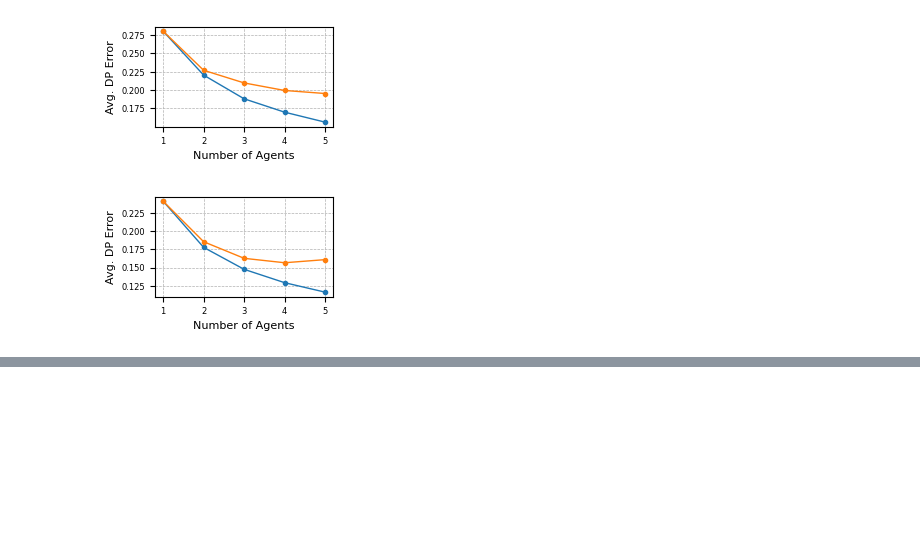
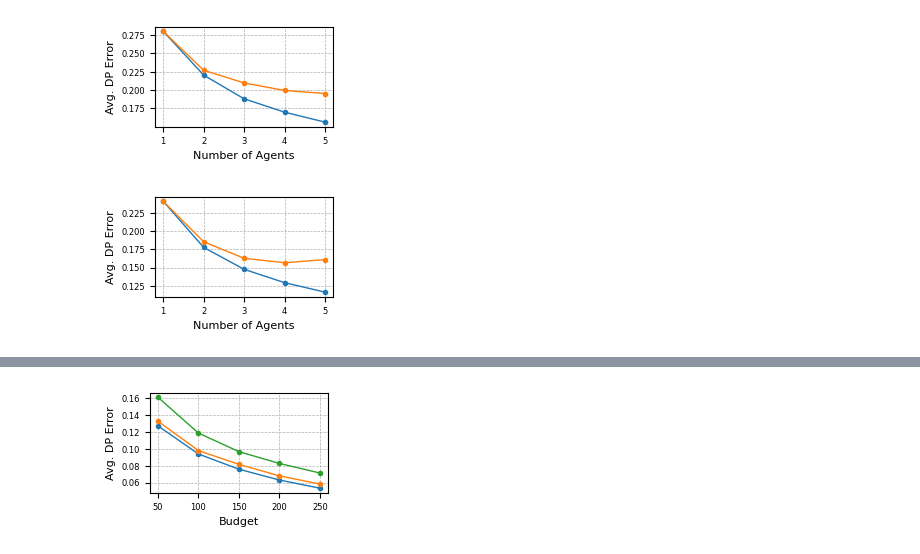
Before and after one commit to sacs-epfl/fairness-audits-with-collaboration, a Jupyter notebook: scripts/plots_ECAI.ipynb, the cells around one changed output, grey strips where cells are left out. Cells and saved outputs as stored; diff of their text form; code cells hidden in the pictures; blank space fills up the shorter version.

```diff
--- a/scripts/plots_ECAI.ipynb
+++ b/scripts/plots_ECAI.ipynb
@@ -305,0 +309,4 @@ dh1.to_csv(f'/home/dhasade/audits/ml-audits/results/ECAI/plots_data/{csv_name}',
+# %%
+f1 = '/home/dhasade/audits/ml-audits/results/plots_data/ft_stratified_budget_vs_cum_error.csv'
+g1 = '/home/dhasade/audits/ml-audits/results/plots_data/gc_stratified_budget_vs_cum_error.csv'
+h1 = '/home/dhasade/audits/ml-audits/results/plots_data/pp_stratified_budget_vs_cum_error.csv'
@@ -305,0 +359,19 @@ dh1.to_csv(f'/home/dhasade/audits/ml-audits/results/ECAI/plots_data/{csv_name}',
+# %%
+# plot for dg
+fig, ax = plt.subplots()
+for collaboration in collabs:
+    dg_temp = dg1[dg1['collaboration'] == collaboration]
+    ax.plot(dg_temp['budget'], dg_temp['dp_error'], label=label_map[collaboration], marker='o')
+
+ax.set_xlabel('Budget')
+ax.set_ylabel('Avg. DP Error')
+
+plt.grid(True, which='both', linestyle='--', linewidth=0.5)
+
+plot_name = 'gc_budget_vs_error_all.pdf'
+plt.savefig(f'/home/dhasade/audits/ml-audits/results/ECAI/plots/{plot_name}', bbox_inches='tight', dpi=300)
+
+csv_name = 'gc_budget_vs_error_all.csv'
+dg1.to_csv(f'/home/dhasade/audits/ml-audits/results/ECAI/plots_data/{csv_name}', index=False)
+# %% [output]
+[figure, added]
```
Also changed, not shown: parts of 18 cells of this notebook, 1 other file.
